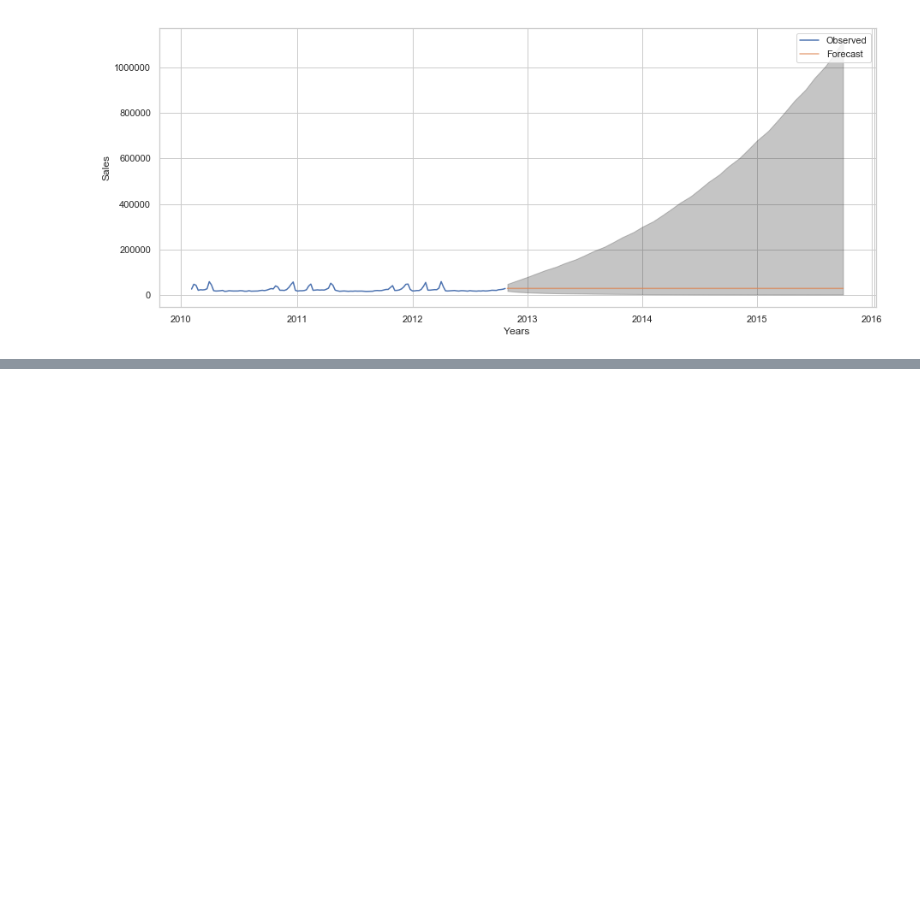
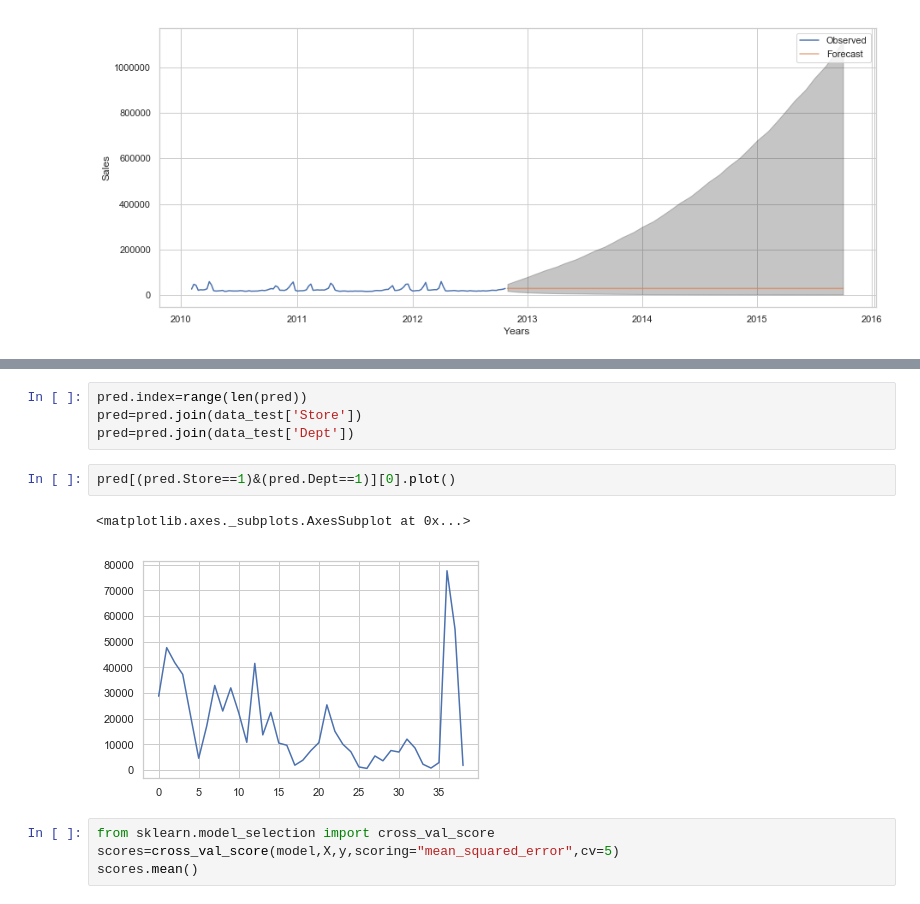
Before and after one commit to mohan-aditya05/walmart_sales_forecasting, a Jupyter notebook: Walmart Sales Forecast.ipynb, the cells around one changed output, grey strips where cells are left out. Drawn from its saved outputs; the diff is of its cells as text; blank space fills up the shorter version.

```diff
--- a/Walmart Sales Forecast.ipynb
+++ b/Walmart Sales Forecast.ipynb
@@ -365,0 +450,13 @@ plt.show()
+# %%
+pred.index=range(len(pred))
+pred=pred.join(data_test['Store'])
+pred=pred.join(data_test['Dept'])
+# %%
+pred[(pred.Store==1)&(pred.Dept==1)][0].plot()
+# %% [output]
+<matplotlib.axes._subplots.AxesSubplot at 0x...>
+[figure, added]
+# %%
+from sklearn.model_selection import cross_val_score
+scores=cross_val_score(model,X,y,scoring="mean_squared_error",cv=5)
+scores.mean()
```
Also changed, not shown: parts of 26 cells of this notebook.
